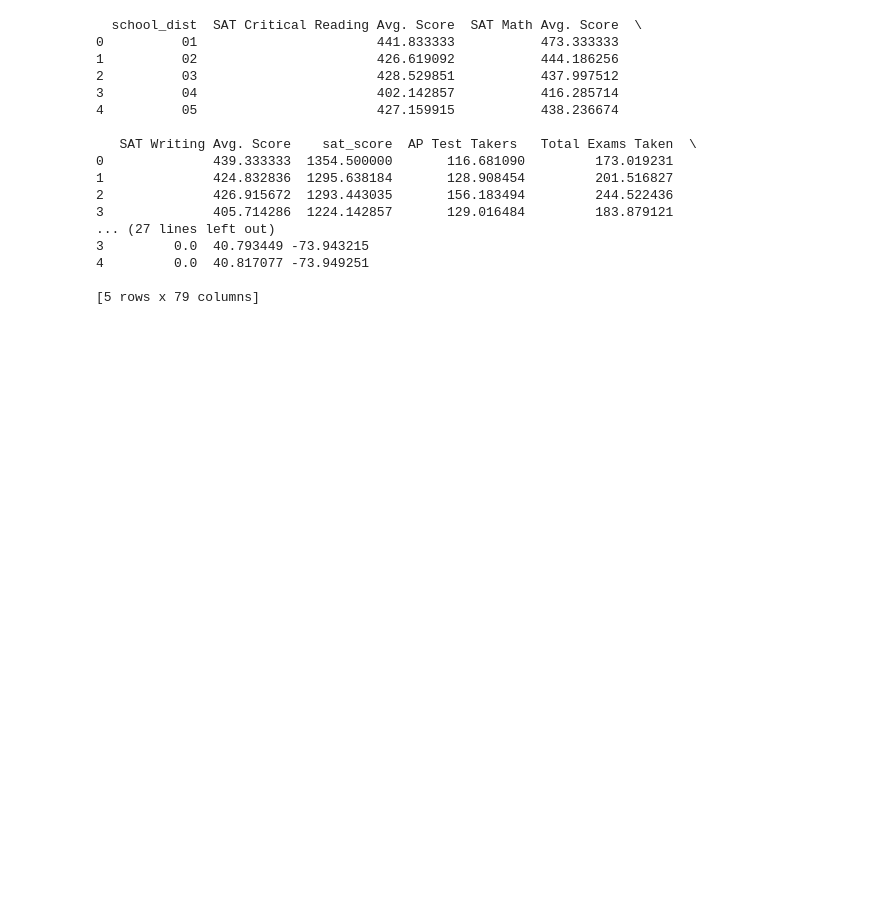
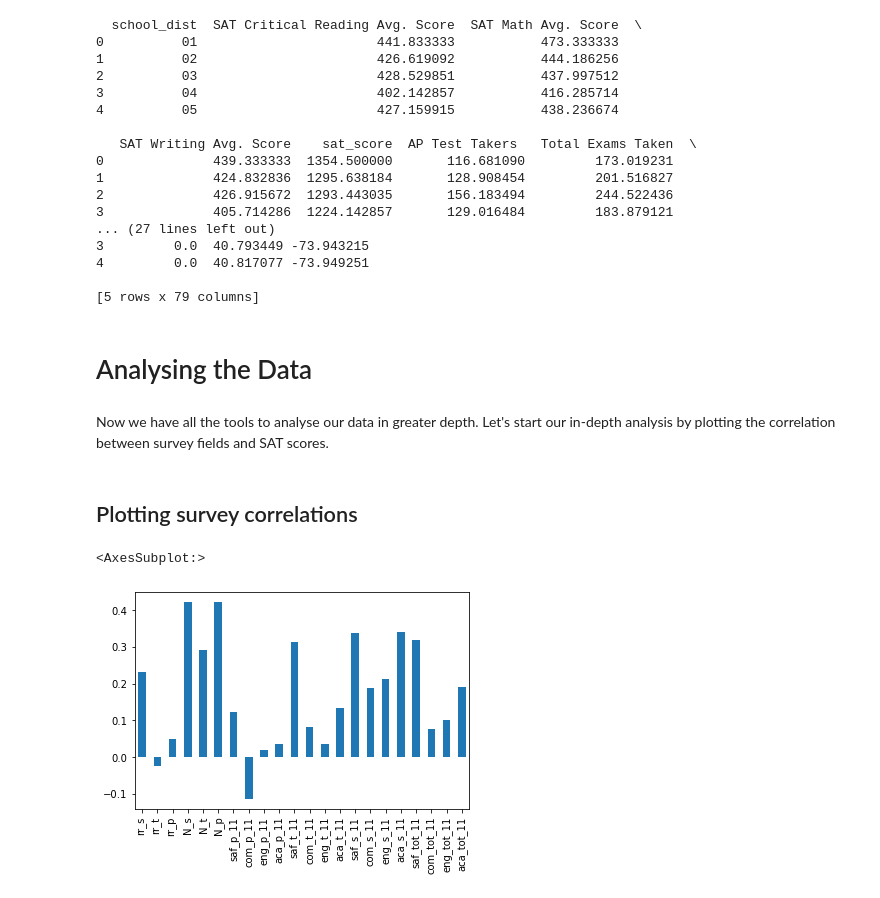
Before and after one commit to pheygiod/my_projects, a Jupyter notebook: completed/nyc_high_school.ipynb, the cells around one changed output. Drawn from its saved outputs; the diff is of its cells as text; code cells hidden in the pictures; blank space fills up the shorter version.

```diff
--- a/nyc_high_school.ipynb
+++ b/completed/nyc_high_school.ipynb
@@ -833,3 +833,19 @@ print(districts.head())
 4         0.0  40.817077 -73.949251
 
 [5 rows x 79 columns]
+# %% [markdown]
+# Analysing the Data
+# %% [markdown]
+Now we have all the tools to analyse our data in greater depth. Let's start our in-depth analysis by plotting the correlation between survey fields and SAT scores.
+# %% [markdown]
+## Plotting survey correlations
+# %%
+%matplotlib inline
+
+# DBN is not a useful numerical value for correlation - fixing this by removing it
+survey_fields.remove("DBN")
+
+combined.corr()["sat_score"][survey_fields].plot.bar()
+# %% [output]
+<AxesSubplot:>
+[figure, added]
```
Also changed, not shown: parts of 34 cells of this notebook, 8 other files.
